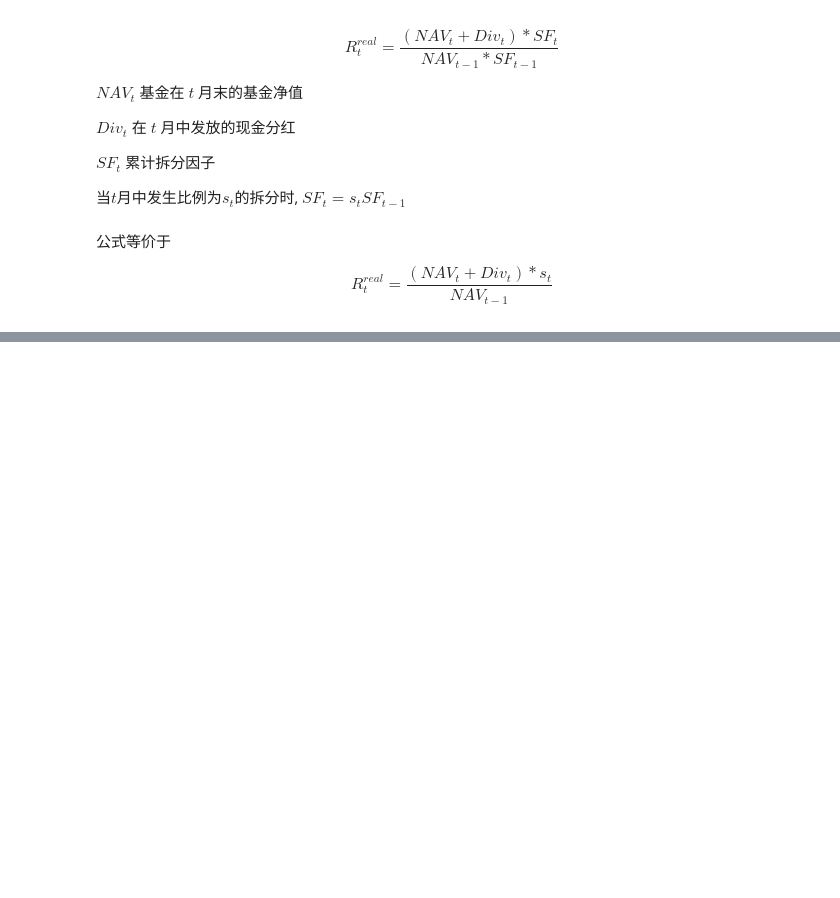
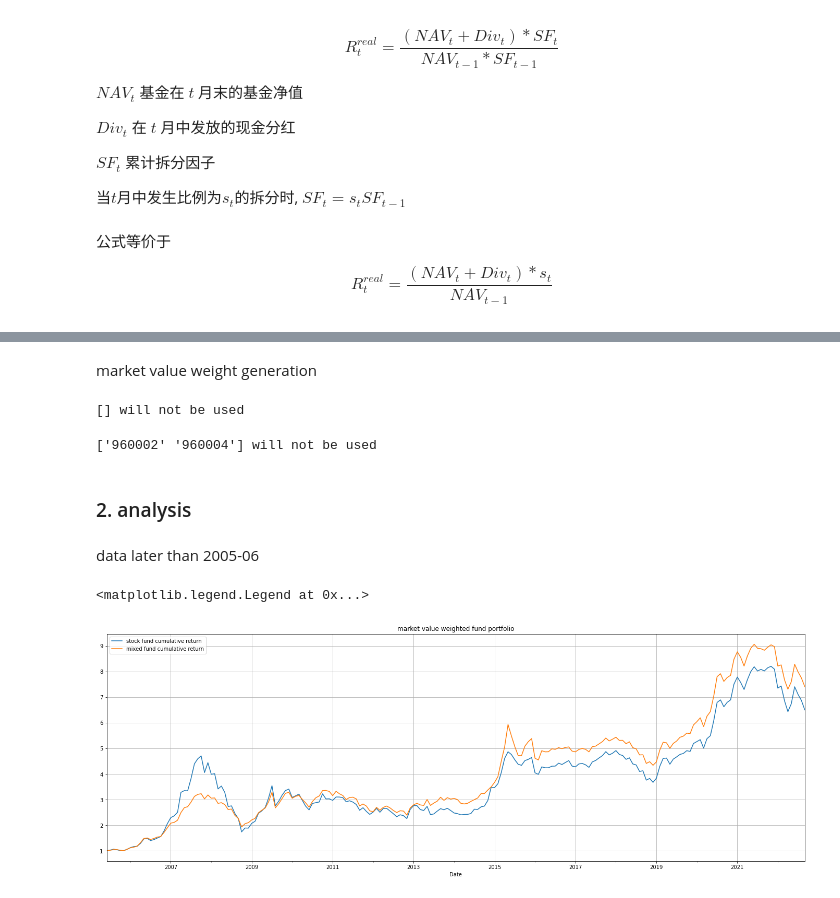
Before and after one commit to dacianpeng/mutual-fund-effective-or-not-Evidence-from-China, a Jupyter notebook: joinquant.ipynb, the cells around one changed output, grey strips where cells are left out. Saved outputs shown, nothing was run; the diff lists cells and outputs as text; code cells hidden in the pictures; blank space fills up the shorter version.

```diff
--- a/joinquant.ipynb
+++ b/joinquant.ipynb
@@ -446,4 +437,0 @@ allocation_ = allocation_[allocation_.Symbol.isin(main_data.index.get_level_valu
-# %%
-allocation_ = allocation_[(allocation_.Equity / allocation_.TotalAsset) > .3]
-print(f'filter 4: {len(main_data.index.get_level_values(0).unique())} to {len(allocation_.Symbol.unique())}')
-main_data = main_data.loc[allocation_.Symbol.unique(), slice(None)]
@@ -735,0 +556,54 @@ resolution[resolution.Symbol == '519001']
+# %% [markdown]
+market value weight generation
+# %%
+stock_fund_weight = (share_info_6.loc[csmar_co_time_6, csmar_stock_code_6] * nav_monthly_6.loc[csmar_co_time_6, csmar_stock_code_6])
+#
+stock_fund_weight = pd.concat([stock_fund_weight, \
+    pd.DataFrame([[np.nan] * stock_fund_weight.shape[1]], index=[pd.to_datetime('2023-06').to_period('M')], columns=stock_fund_weight.columns)])
+
+stock_fund_weight = stock_fund_weight.resample('M').ffill()
+
+stock_fund_dates = return_of_stock_fund.unstack(level=0).index
+stock_fund_funds = return_of_stock_fund.unstack(level=0).columns
+
+stock_fund_new = np.setdiff1d(stock_fund_funds, stock_fund_weight.columns)
+print(f'{stock_fund_new} will not be used')
+stock_fund_funds = np.intersect1d(stock_fund_funds, stock_fund_weight.columns)
+
+stock_fund_weight = stock_fund_weight.loc[stock_fund_dates, stock_fund_funds]
+stock_fund_weight = stock_fund_weight.div(stock_fund_weight.sum(axis=1), axis=0)
+# %% [output]
+[] will not be used
+# %%
+mixed_fund_weight = (share_info_6.loc[csmar_co_time_6, csmar_mixed_code_6] * nav_monthly_6.loc[csmar_co_time_6, csmar_mixed_code_6])
+mixed_fund_weight = pd.concat([mixed_fund_weight, \
+    pd.DataFrame([[np.nan] * mixed_fund_weight.shape[1]], index=[pd.to_datetime('2023-06').to_period('M')], columns=mixed_fund_weight.columns)])
+mixed_fund_weight = mixed_fund_weight.resample('M').ffill()
+
+mixed_fund_dates = return_of_mixed_fund.unstack(level=0).index
+mixed_fund_funds = return_of_mixed_fund.unstack(level=0).columns
+
+mixed_fund_new = np.setdiff1d(mixed_fund_funds, mixed_fund_weight.columns)
+print(f'{mixed_fund_new} will not be used')
+mixed_fund_funds = np.intersect1d(mixed_fund_funds, mixed_fund_weight.columns)
+
+mixed_fund_weight = mixed_fund_weight.loc[mixed_fund_dates, mixed_fund_funds]
+mixed_fund_weight = mixed_fund_weight.div(mixed_fund_weight.sum(axis=1), axis=0)
+# %% [output]
+['960002' '960004'] will not be used
+# %% [markdown]
+### 2. analysis
+# %% [markdown]
+data later than 2005-06
+# %%
+plt.figure(figsize=(24,8))
+
+# 高收益混合型基金收益来源
+(((return_of_stock_fund.unstack(level=0) - 1) * stock_fund_weight).sum(axis=1) + 1).loc['2005-6':].cumprod().plot(label='stock fund cumulative return')
+(((return_of_mixed_fund.unstack(level=0) - 1) * mixed_fund_weight).sum(axis=1) + 1).loc['2005-6':].cumprod().plot(label='mixed fund cumulative return')
+plt.title('market value weighted fund portfolio')
+plt.grid()
+plt.legend()
+# %% [output]
+<matplotlib.legend.Legend at 0x...>
+[figure, added]
```
Also changed, not shown: parts of 59 cells of this notebook, 17 other files.
